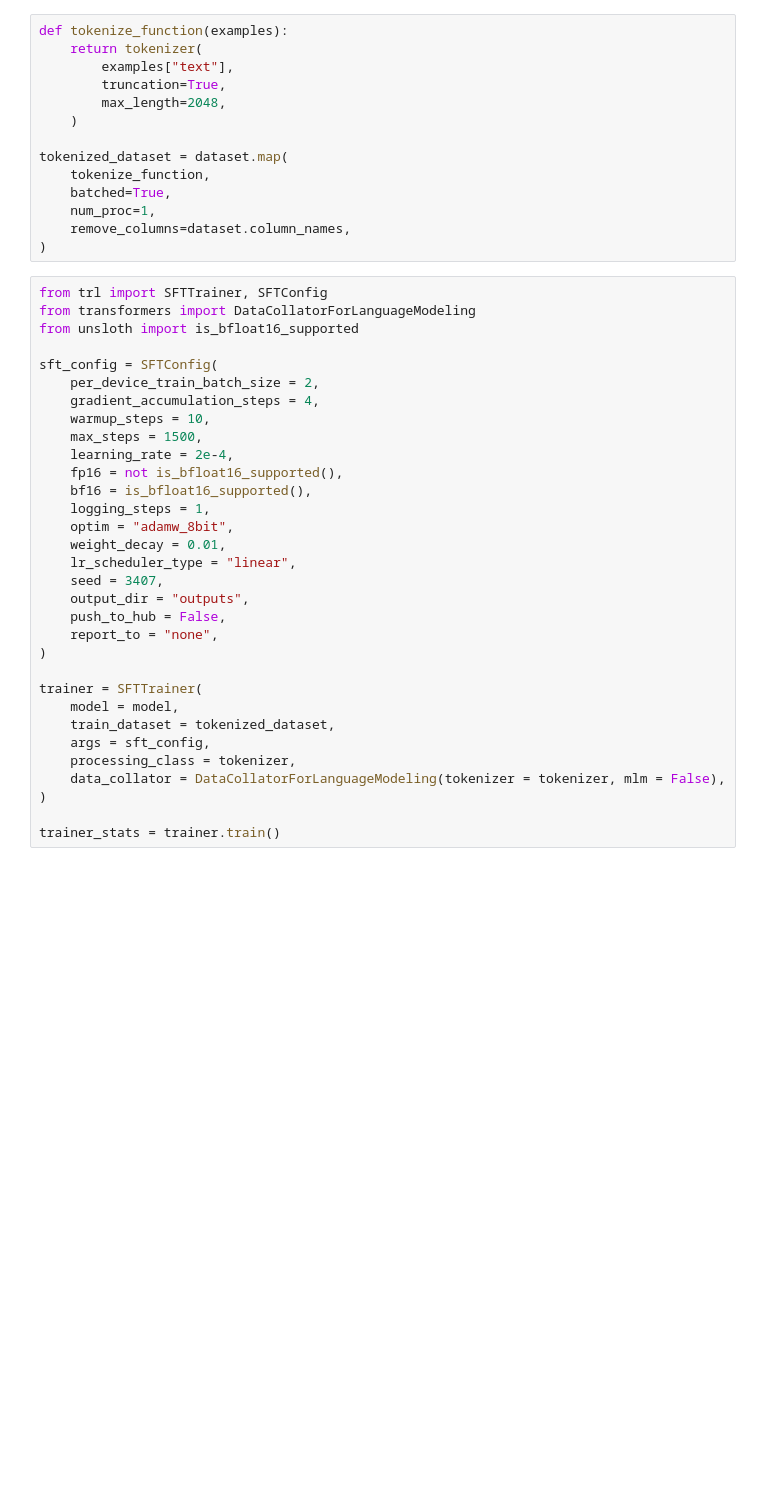
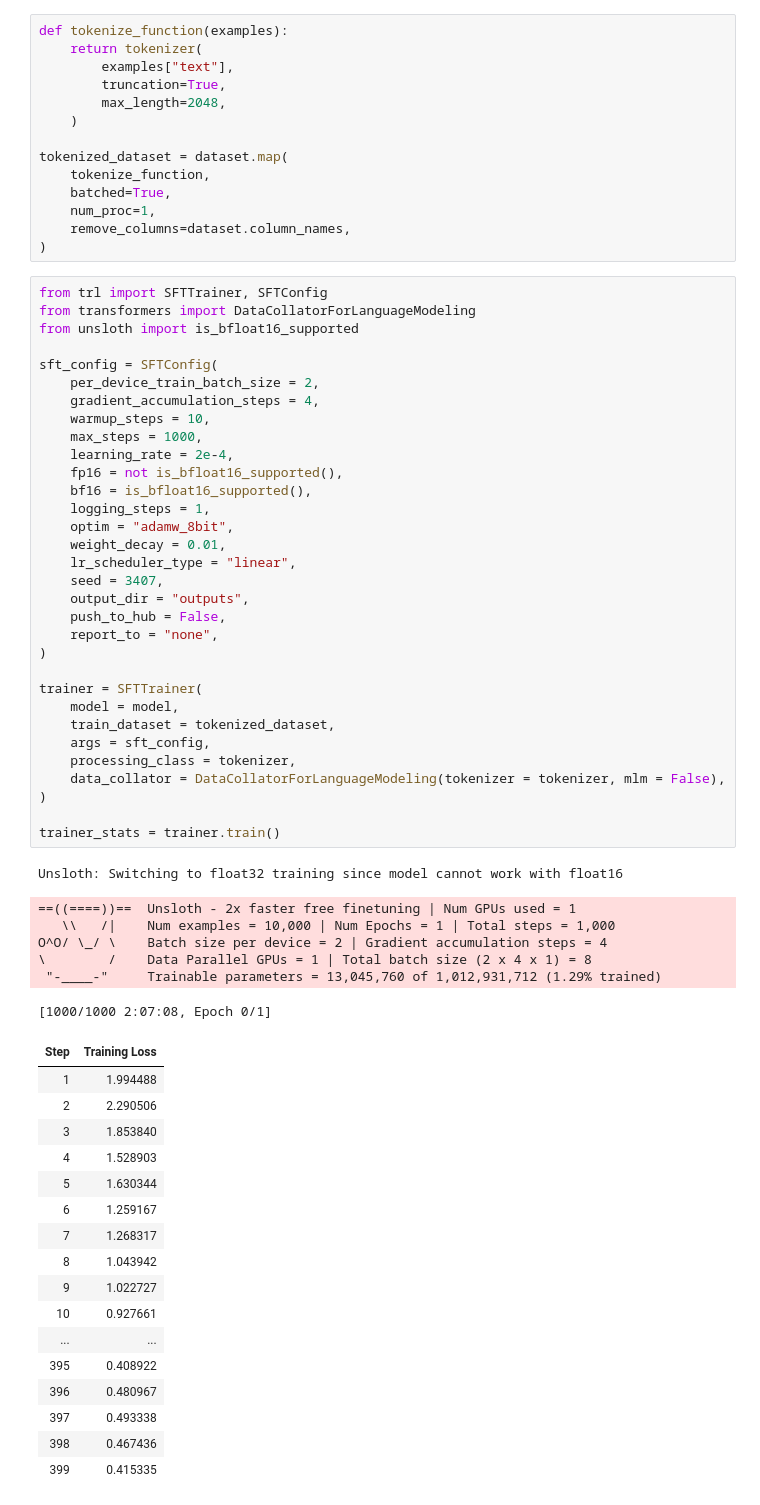
Before and after one commit to Uqkgeniy/konturIntern, a Jupyter notebook: notebooks/01_baseline_sft.ipynb, the cells around one changed output. Drawn from its saved outputs; the diff is of its cells as text; blank space fills up the shorter version.

```diff
--- a/notebooks/01_baseline_sft.ipynb
+++ b/notebooks/01_baseline_sft.ipynb
@@ -77,34 +124,59 @@ tokenized_dataset = dataset.map(
 from trl import SFTTrainer, SFTConfig
 from transformers import DataCollatorForLanguageModeling
 from unsloth import is_bfloat16_supported
 
 sft_config = SFTConfig(
     per_device_train_batch_size = 2,
     gradient_accumulation_steps = 4,
     warmup_steps = 10,
-    max_steps = 1500,
+    max_steps = 1000,
     learning_rate = 2e-4,
     fp16 = not is_bfloat16_supported(),
     bf16 = is_bfloat16_supported(),
     logging_steps = 1,
     optim = "adamw_8bit",
     weight_decay = 0.01,
     lr_scheduler_type = "linear",
     seed = 3407,
     output_dir = "outputs",
     push_to_hub = False,
     report_to = "none",
 )
 
 trainer = SFTTrainer(
     model = model,
     train_dataset = tokenized_dataset,
     args = sft_config,
     processing_class = tokenizer,
     data_collator = DataCollatorForLanguageModeling(tokenizer = tokenizer, mlm = False),
 )
 
 trainer_stats = trainer.train()
+# %% [output]
+Unsloth: Switching to float32 training since model cannot work with float16
+==((====))==  Unsloth - 2x faster free finetuning | Num GPUs used = 1
+   \\   /|    Num examples = 10,000 | Num Epochs = 1 | Total steps = 1,000
+O^O/ \_/ \    Batch size per device = 2 | Gradient accumulation steps = 4
+\        /    Data Parallel GPUs = 1 | Total batch size (2 x 4 x 1) = 8
+ "-____-"     Trainable parameters = 13,045,760 of 1,012,931,712 (1.29% trained)
+[1000/1000 2:07:08, Epoch 0/1]
+| Step | Training Loss |
+| 1 | 1.994488 |
+| 2 | 2.290506 |
+| 3 | 1.853840 |
+| 4 | 1.528903 |
+| 5 | 1.630344 |
+| 6 | 1.259167 |
+| 7 | 1.268317 |
+| 8 | 1.043942 |
+| 9 | 1.022727 |
+| 10 | 0.927661 |
+| ... | ... |
+| 395 | 0.408922 |
+| 396 | 0.480967 |
+| 397 | 0.493338 |
+| 398 | 0.467436 |
+| 399 | 0.415335 |
 # %%
 model.save_pretrained("lora_model")
 tokenizer.save_pretrained("lora_model")
```
Also changed, not shown: parts of 6 cells of this notebook.
